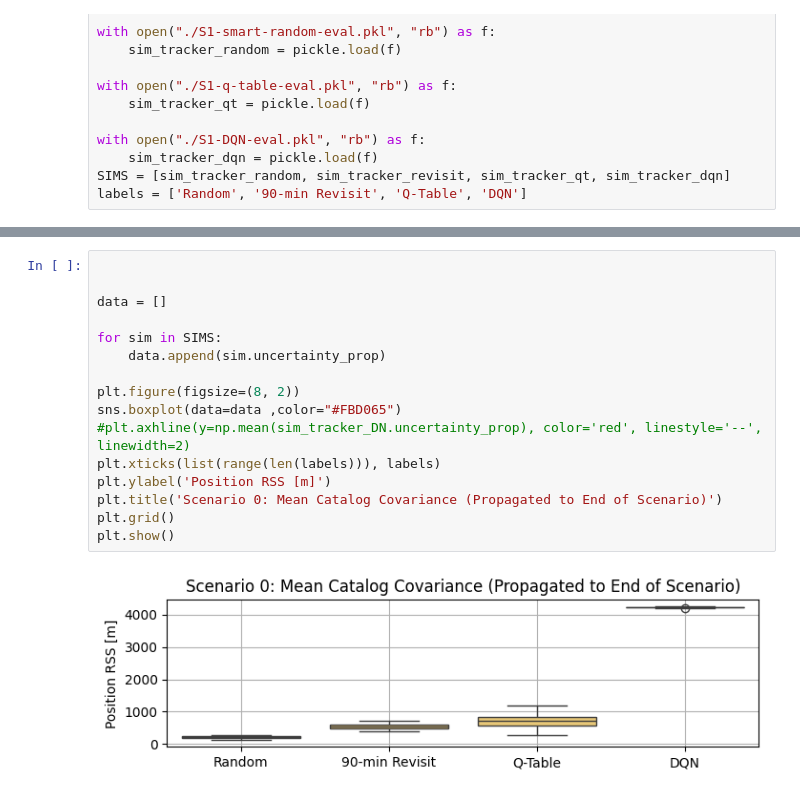
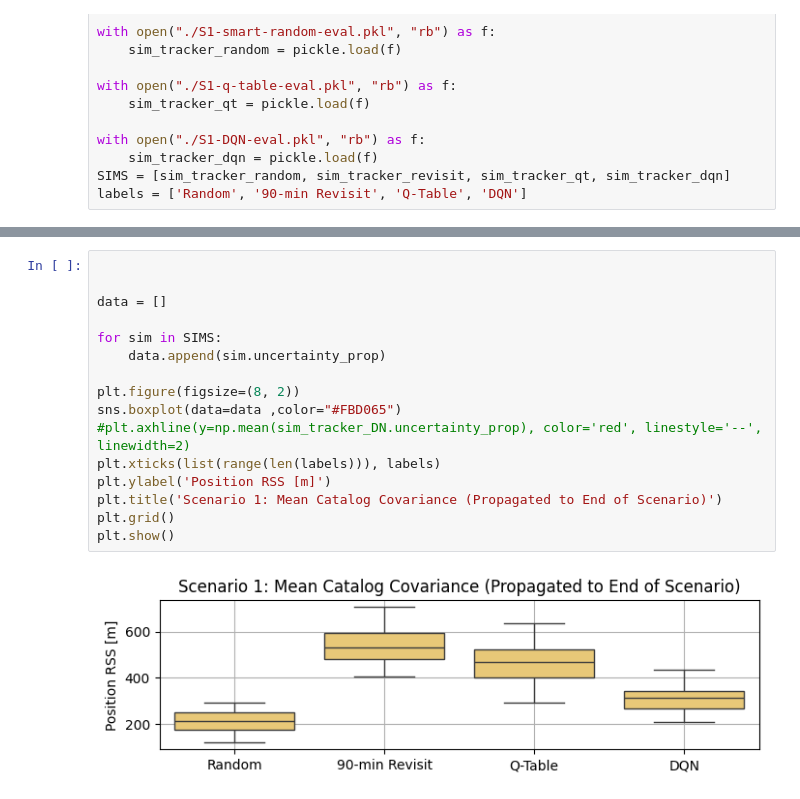
Before and after one commit to tedinspace/ssn-optimization, a Jupyter notebook: scripts/scenario1/results.ipynb, the cells around one changed output, grey strips where cells are left out. Saved outputs shown, nothing was run; the diff lists cells and outputs as text.

```diff
--- a/scripts/scenario1/results.ipynb
+++ b/scripts/scenario1/results.ipynb
@@ -40,21 +40,21 @@ plt.show()
 # %%
 
 
 data = []
 
 for sim in SIMS:
     data.append(sim.uncertainty_prop)
 
 plt.figure(figsize=(8, 2))
 sns.boxplot(data=data ,color="#FBD065")
 #plt.axhline(y=np.mean(sim_tracker_DN.uncertainty_prop), color='red', linestyle='--', linewidth=2)
 plt.xticks(list(range(len(labels))), labels)
 plt.ylabel('Position RSS [m]')
-plt.title('Scenario 0: Mean Catalog Covariance (Propagated to End of Scenario)')
+plt.title('Scenario 1: Mean Catalog Covariance (Propagated to End of Scenario)')
 plt.grid()
 plt.show()
 # %% [output]
-[figure, old version]
+[figure, new version]
 # %%
 
 data = []
```
Also changed, not shown: parts of 2 cells of this notebook, 2 other files.
